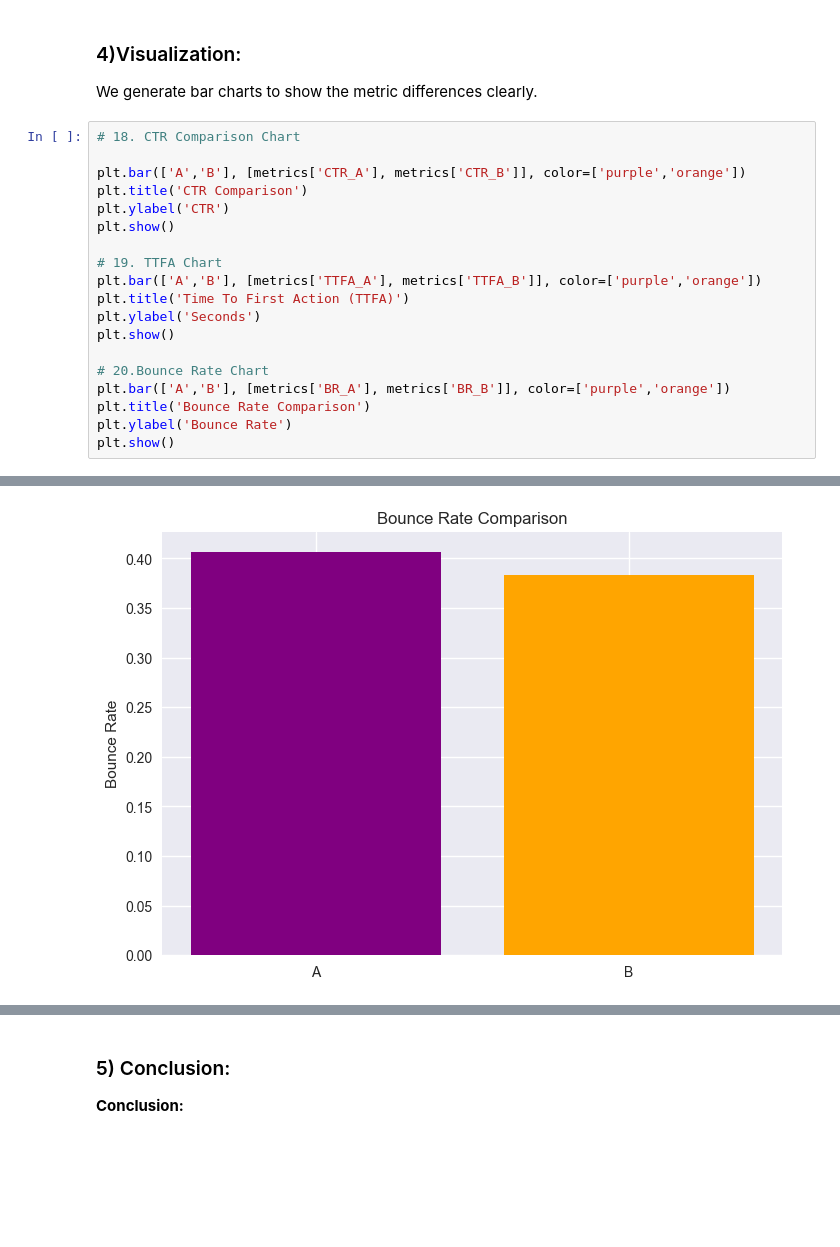
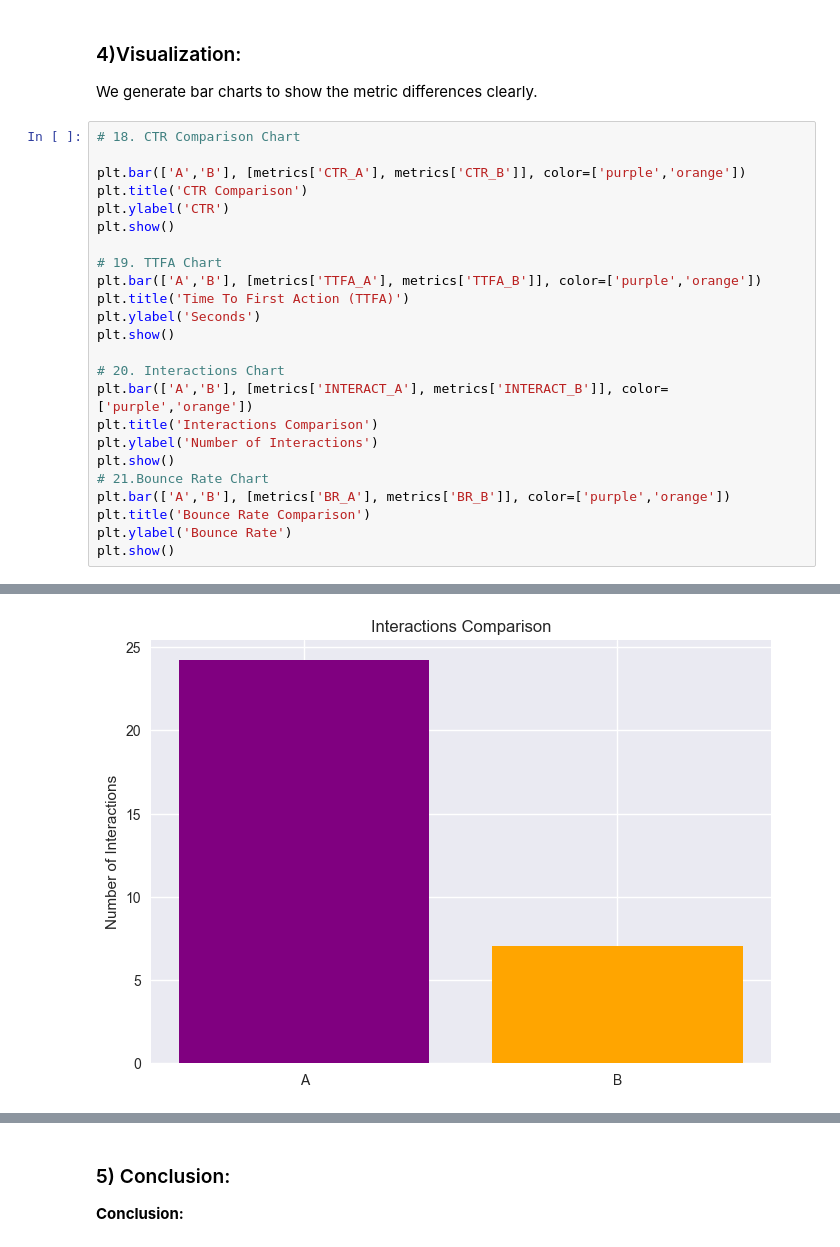
Before and after one commit to Luciamusizzano/DEGO-project_team50, a Jupyter notebook: analysis.ipynb, the cells around one changed output, grey strips where cells are left out. Cells and saved outputs as stored; diff of their text form; blank space fills up the shorter version.

```diff
--- a/analysis.ipynb
+++ b/analysis.ipynb
@@ -189,23 +218,28 @@ We generate bar charts to show the metric differences clearly.
 # %%
 # 18. CTR Comparison Chart
 
 plt.bar(['A','B'], [metrics['CTR_A'], metrics['CTR_B']], color=['purple','orange'])
 plt.title('CTR Comparison')
 plt.ylabel('CTR')
 plt.show()
 
 # 19. TTFA Chart
 plt.bar(['A','B'], [metrics['TTFA_A'], metrics['TTFA_B']], color=['purple','orange'])
 plt.title('Time To First Action (TTFA)')
 plt.ylabel('Seconds')
 plt.show()
 
-# 20.Bounce Rate Chart
+# 20. Interactions Chart
+plt.bar(['A','B'], [metrics['INTERACT_A'], metrics['INTERACT_B']], color=['purple','orange'])
+plt.title('Interactions Comparison')
+plt.ylabel('Number of Interactions')
+plt.show()
+# 21.Bounce Rate Chart
 plt.bar(['A','B'], [metrics['BR_A'], metrics['BR_B']], color=['purple','orange'])
 plt.title('Bounce Rate Comparison')
 plt.ylabel('Bounce Rate')
 plt.show()
 # %% [output]
 [figure]
 [figure]
-[figure, old version]
+[figure, new version]
```
Also changed, not shown: parts of 2 cells of this notebook.
